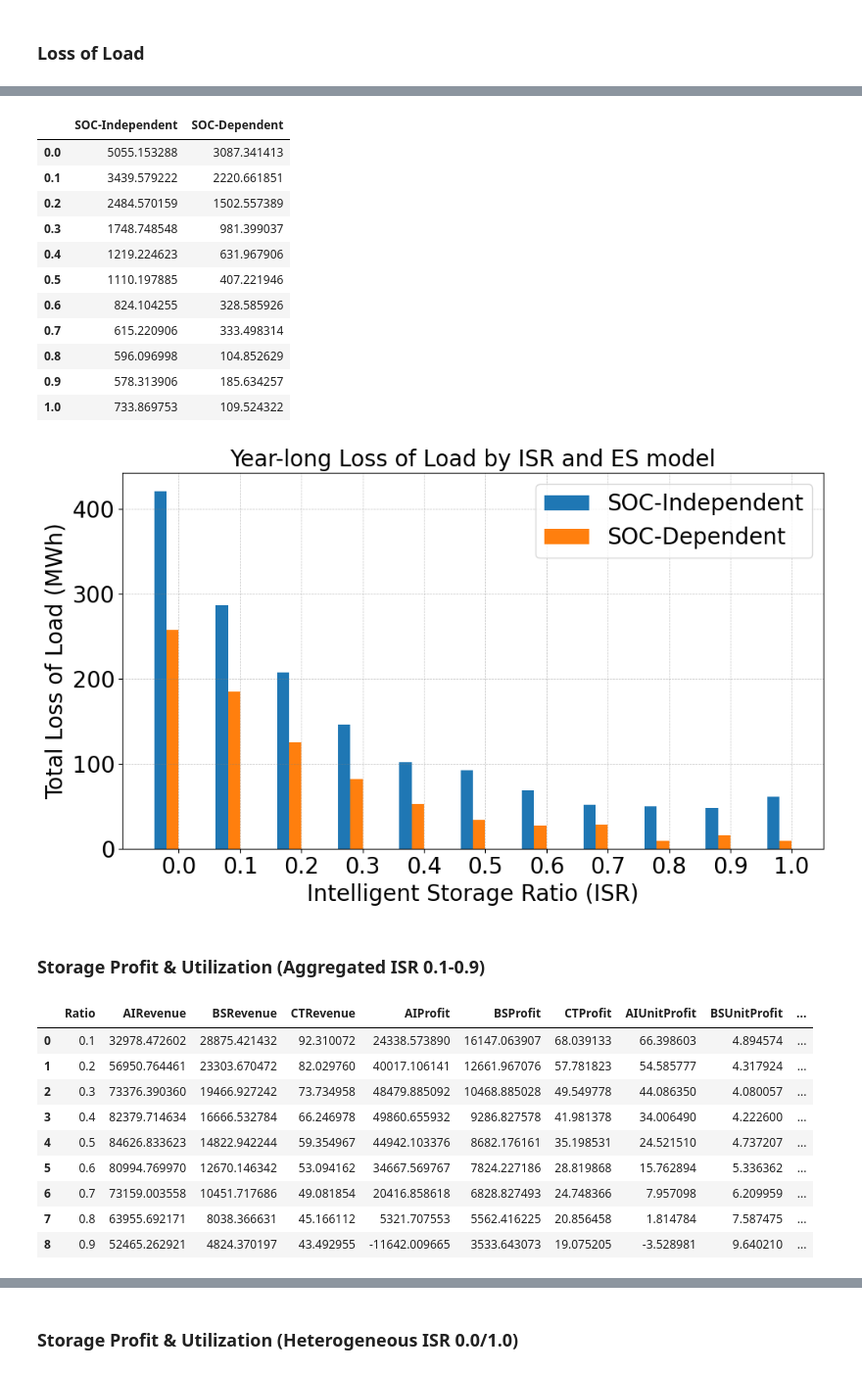
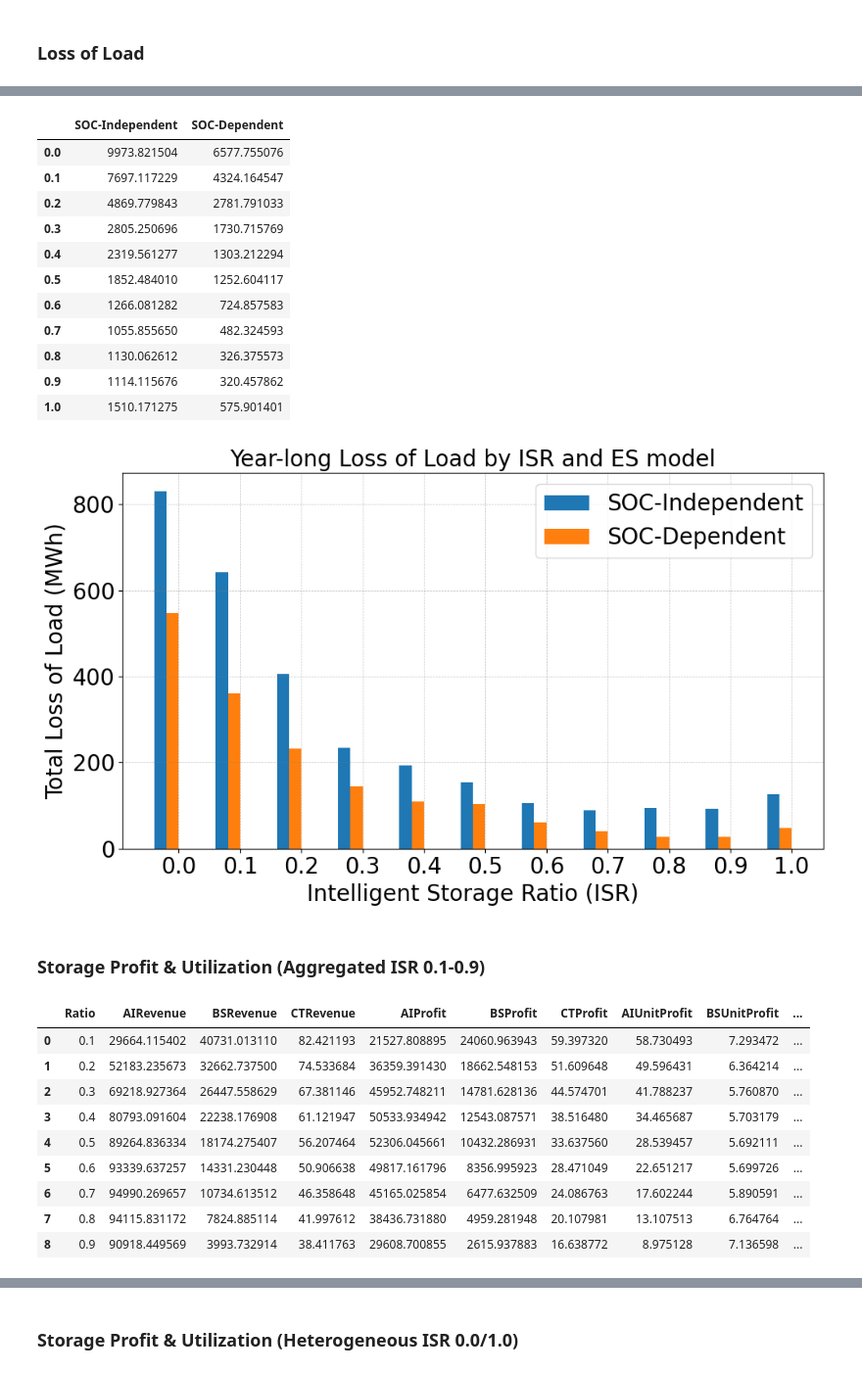
Before and after one commit to niklauskun/STESTS, a Jupyter notebook: Diagnose.ipynb, the cells around one changed output, grey strips where cells are left out. Shown at 98% size. Drawn from its saved outputs; the diff is of its cells as text; code cells hidden in the pictures.

```diff
--- a/Diagnose.ipynb
+++ b/Diagnose.ipynb
@@ -13,9 +13,9 @@ eta = 0.9
 # case_template = 'Strategic/VOLL5GWLinear/2022/UC25ED1_Strategic_true_ratio{}_Seg1_BAW0_MC20.0_hetefalse'
 # case_template = 'Strategic/PriceCap/2022_ED1_Strategic_true_FORB_true_ratio{}_Seg1_BAW0_Fuel2.0_NLC1.2_Error0.25NegativeRenew_1.0-2.0-2.0-2.0-2.0'
 # case_template = 'Strategic/Exp1.2/2022/ED1_Strategic_true_FORB_true_ratio{}_Seg5_BAW0_1.0-2.0-2.0-2.0-2.0'
-case_template = 'Strategic/5GW_C/ED1_Strategic_true_FORB_true_ratio{}_Seg1_BAW0_BSESCbid0.5'
+# case_template = 'Strategic/5GW_C/ED1_Strategic_true_FORB_true_ratio{}_Seg1_BAW0_BSESCbid0.5'
 # case_template = 'Strategic/9000VOLL/ED1_Strategic_true_FORB_true_ratio{}_Seg1_BAW0_BSESCbid0.5_LDESRatio_1.0_LDESDur_4'
-# case_template = 'Strategic/2000PC0.0/5GW_ED1_Strategic_true_FORB_true_ratio{}_Seg5'
+case_template = 'Strategic/2000Quad/5GW_ED1_Strategic_true_FORB_true_ratio{}_Seg5'
 
 
 ratios = [round(i * 0.1, 1) for i in range(11)]
@@ -136,11 +136,9 @@ plt.show()
 # %% [markdown]
 ### Total System Cost & Avg SOC
 # %%
-case_template = 'Strategic/5GW_C/ED1_Strategic_true_FORB_true_ratio{}_Seg1_BAW0_BSESCbid0.5'
+# case_template = 'Strategic/5GW_C/ED1_Strategic_true_FORB_true_ratio{}_Seg1_BAW0_BSESCbid0.5'
 # case_template = 'Strategic/9000VOLL/ED1_Strategic_true_FORB_true_ratio{}_Seg1_BAW0_BSESCbid0.5_LDESRatio_1.0_LDESDur_4'
-# case_template = 'Strategic/2000PC/5GW_ED1_Strategic_true_FORB_true_ratio{}_Seg5'
-# ratios = [0.0]
-
+case_template = 'Strategic/2000Quad/5GW_ED1_Strategic_true_FORB_true_ratio{}_Seg1'
 
 ratios = [round(i * 0.1, 1) for i in range(11)]
 Capacity = 19573.6
@@ -155,9 +153,6 @@ for ratio in ratios:
     try:
         # Read the CSV file for the current case
         cost = pd.read_csv(f'output/{case}/EDcost.csv', header=None)
-        ESD = pd.read_csv('output/'+case+'/EDESD.csv',header=None)
-        ESC = pd.read_csv('output/'+case+'/EDESC.csv',header=None)
-        price = pd.read_csv('output/'+case+'/EDprice.csv',header=None)
         SOC = pd.read_csv(f'output/{case}/EDSOCini.csv', header=None)
     except FileNotFoundError:
         print(f"File for case {case} not found.")
@@ -229,11 +209,10 @@ Length: 104832, dtype: float64
 # %%
-case_template = 'Strategic/5GW_C/ED1_Strategic_true_FORB_true_ratio{}_Seg5_BAW0_BSESCbid0.5'
+# case_template = 'Strategic/5GW_C/ED1_Strategic_true_FORB_true_ratio{}_Seg5_BAW0_BSESCbid0.5'
 # case_template = 'Strategic/9000VOLL/ED1_Strategic_true_FORB_true_ratio{}_Seg5_BAW0_BSESCbid0.5_LDESRatio_1.0_LDESDur_4'
-# case_template = 'Strategic/2000PC0.0/5GW_ED1_Strategic_true_FORB_true_ratio{}_Seg1'
+case_template = 'Strategic/2000Quad/5GW_ED1_Strategic_true_FORB_true_ratio{}_Seg5'
 
 
 ratios = [round(i * 0.1, 1) for i in range(11)]
-# ratios = [round(i * 0.2, 1) for i in range(6)]
 total_system_costs = []
 # Loop over ratios from 0.0 to 1.0 (assuming increment by 0.1)
 for ratio in ratios:
@@ -241,9 +220,6 @@ for ratio in ratios:
     try:
         # Read the CSV file for the current case
         cost = pd.read_csv(f'output/{case}/EDcost.csv', header=None)
-        ESD = pd.read_csv('output/'+case+'/EDESD.csv',header=None)
-        ESC = pd.read_csv('output/'+case+'/EDESC.csv',header=None)
-        price = pd.read_csv('output/'+case+'/EDprice.csv',header=None)
         SOC = pd.read_csv(f'output/{case}/EDSOCini.csv', header=None)
     except FileNotFoundError:
         print(f"File for case {case} not found.")
@@ -504,9 +478,9 @@ ratios = [round(i * 0.1, 1) for i in range(11)]
 # case_name = 'Dummy Model'
 case_name = 'SOC-Independent'
 # %%
-case_template = 'Strategic/5GW_C/ED1_Strategic_true_FORB_true_ratio{}_Seg5_BAW0_BSESCbid0.5'
+# case_template = 'Strategic/5GW_C/ED1_Strategic_true_FORB_true_ratio{}_Seg5_BAW0_BSESCbid0.5'
 # case_template = 'Strategic/9000VOLL/ED1_Strategic_true_FORB_true_ratio{}_Seg5_BAW0_BSESCbid0.5_LDESRatio_1.0_LDESDur_4'
-# case_template = 'Strategic/2000PC0.0/5GW_ED1_Strategic_true_FORB_true_ratio{}_Seg1'
+case_template = 'Strategic/2000Quad/5GW_ED1_Strategic_true_FORB_true_ratio{}_Seg5'
 
 ratios = [round(i * 0.1, 1) for i in range(11)]
 # case_name = 'All BS-ES Model'
@@ -546,17 +520,17 @@ LL[case_name] = total_system_ll
 LL
 # %% [output]
 |  | SOC-Independent | SOC-Dependent |
-| 0.0 | 5055.153288 | 3087.341413 |
-| 0.1 | 3439.579222 | 2220.661851 |
-| 0.2 | 2484.570159 | 1502.557389 |
-| 0.3 | 1748.748548 | 981.399037 |
-| 0.4 | 1219.224623 | 631.967906 |
-| 0.5 | 1110.197885 | 407.221946 |
-| 0.6 | 824.104255 | 328.585926 |
-| 0.7 | 615.220906 | 333.498314 |
-| 0.8 | 596.096998 | 104.852629 |
-| 0.9 | 578.313906 | 185.634257 |
-| 1.0 | 733.869753 | 109.524322 |
+| 0.0 | 9973.821504 | 6577.755076 |
+| 0.1 | 7697.117229 | 4324.164547 |
+| 0.2 | 4869.779843 | 2781.791033 |
+| 0.3 | 2805.250696 | 1730.715769 |
+| 0.4 | 2319.561277 | 1303.212294 |
+| 0.5 | 1852.484010 | 1252.604117 |
+| 0.6 | 1266.081282 | 724.857583 |
+| 0.7 | 1055.855650 | 482.324593 |
+| 0.8 | 1130.062612 | 326.375573 |
+| 0.9 | 1114.115676 | 320.457862 |
+| 1.0 | 1510.171275 | 575.901401 |
 # %%
 case_names = LL.columns
 fig, ax = plt.subplots(figsize=(10, 6))
@@ -584,14 +558,14 @@ plt.tight_layout()
 
 plt.show()
 # %% [output]
-[figure, old version]
+[figure, new version]
 # %% [markdown]
 ### Storage Profit & Utilization (Aggregated ISR 0.1-0.9)
 # %%
 # case_template = 'Strategic/5GW_C/ED1_Strategic_true_FORB_true_ratio{}_Seg1_BAW0_BSESCbid0.5'
 # case_template = 'Strategic/9000VOLL/ED1_Strategic_true_FORB_true_ratio{}_Seg5_BAW0_BSESCbid0.5_LDESRatio_1.0_LDESDur_4'
 
-case_template = 'Strategic/2000PC/5GW_ED1_Strategic_true_FORB_true_ratio{}_Seg1'
+case_template = 'Strategic/2000Quad/5GW_ED1_Strategic_true_FORB_true_ratio{}_Seg5'
 
 
 ratios = [round(i * 0.1, 1) for i in range(11)]
@@ -643,42 +617,42 @@ for ratio in ratios:
             'CTProfit': CTProfit,
             'AIUnitProfit': AIUnitProfit,
             'BSUnitProfit': BSUnitProfit,
             'CTUnitProfit': CTUnitProfit,
             'AICycle': AICycle,
             'BSCycle': BSCycle,
             'CTCycle': CTCycle
         })
 
 # Convert list of dictionaries to DataFrame
 results_df = pd.DataFrame(results)
 results_df
 #     AIRevenue = sum((ESD[35]-ESC[35])*price[0])/1000
 
 #     # Calculate stats and transpose
 #     pricestats = pd.concat([price.mean()*12, (price*12).std()], axis=1).T
 
 #     # Now, instead of appending Series objects, you create DataFrame slices for each and append them
 #     mean_prices_dfs.append(pricestats.iloc[[0]])
 #     std_prices_dfs.append(pricestats.iloc[[1]])
 
 # case = 'Strategic/Exp/2022/UC25ED1_Strategic_true_FORB_true_ratio0.1_Seg1_BAW0_Fuel2.0_NLC2.0_Error0.25_ESPeakBidAdjustment1.0_ESPeakBid100.0NegativeRenew_1.0-2.0-2.0-2.0-2.0'
 
 # ESD = pd.read_csv('output/'+case+'/EDESD.csv',header=None)
 # ESC = pd.read_csv('output/'+case+'/EDESC.csv',header=None)
 # price = pd.read_csv('output/'+case+'/EDprice.csv',header=None)
 # ESindex = pd.read_csv('output/'+case+'/Strategic/storage_to_index_map.csv')
 # ES = pd.read_csv('output/'+case+'/Strategic/ADDED_ES.csv')
 # %% [output]
 |  | Ratio | AIRevenue | BSRevenue | CTRevenue | AIProfit | BSProfit | CTProfit | AIUnitProfit | BSUnitProfit | ... |
-| 0 | 0.1 | 32978.472602 | 28875.421432 | 92.310072 | 24338.573890 | 16147.063907 | 68.039133 | 66.398603 | 4.894574 | ... |
-| 1 | 0.2 | 56950.764461 | 23303.670472 | 82.029760 | 40017.106141 | 12661.967076 | 57.781823 | 54.585777 | 4.317924 | ... |
-| 2 | 0.3 | 73376.390360 | 19466.927242 | 73.734958 | 48479.885092 | 10468.885028 | 49.549778 | 44.086350 | 4.080057 | ... |
-| 3 | 0.4 | 82379.714634 | 16666.532784 | 66.246978 | 49860.655932 | 9286.827578 | 41.981378 | 34.006490 | 4.222600 | ... |
-| 4 | 0.5 | 84626.833623 | 14822.942244 | 59.354967 | 44942.103376 | 8682.176161 | 35.198531 | 24.521510 | 4.737207 | ... |
-| 5 | 0.6 | 80994.769970 | 12670.146342 | 53.094162 | 34667.569767 | 7824.227186 | 28.819868 | 15.762894 | 5.336362 | ... |
-| 6 | 0.7 | 73159.003558 | 10451.717686 | 49.081854 | 20416.858618 | 6828.827493 | 24.748366 | 7.957098 | 6.209959 | ... |
-| 7 | 0.8 | 63955.692171 | 8038.366631 | 45.166112 | 5321.707553 | 5562.416225 | 20.856458 | 1.814784 | 7.587475 | ... |
-| 8 | 0.9 | 52465.262921 | 4824.370197 | 43.492955 | -11642.009665 | 3533.643073 | 19.075205 | -3.528981 | 9.640210 | ... |
+| 0 | 0.1 | 29664.115402 | 40731.013110 | 82.421193 | 21527.808895 | 24060.963943 | 59.397320 | 58.730493 | 7.293472 | ... |
+| 1 | 0.2 | 52183.235673 | 32662.737500 | 74.533684 | 36359.391430 | 18662.548153 | 51.609648 | 49.596431 | 6.364214 | ... |
+| 2 | 0.3 | 69218.927364 | 26447.558629 | 67.381146 | 45952.748211 | 14781.628136 | 44.574701 | 41.788237 | 5.760870 | ... |
+| 3 | 0.4 | 80793.091604 | 22238.176908 | 61.121947 | 50533.934942 | 12543.087571 | 38.516480 | 34.465687 | 5.703179 | ... |
+| 4 | 0.5 | 89264.836334 | 18174.275407 | 56.207464 | 52306.045661 | 10432.286931 | 33.637560 | 28.539457 | 5.692111 | ... |
+| 5 | 0.6 | 93339.637257 | 14331.230448 | 50.906638 | 49817.161796 | 8356.995923 | 28.471049 | 22.651217 | 5.699726 | ... |
+| 6 | 0.7 | 94990.269657 | 10734.613512 | 46.358648 | 45165.025854 | 6477.632509 | 24.086763 | 17.602244 | 5.890591 | ... |
+| 7 | 0.8 | 94115.831172 | 7824.885114 | 41.997612 | 38436.731880 | 4959.281948 | 20.107981 | 13.107513 | 6.764764 | ... |
+| 8 | 0.9 | 90918.449569 | 3993.732914 | 38.411763 | 29608.700855 | 2615.937883 | 16.638772 | 8.975128 | 7.136598 | ... |
 # %%
 # Define a color palette
 colors = ['#FFA07A', '#4682B4', '#3CB371', '#8B008B', '#FFD700']
```
Also changed, not shown: parts of 16 cells of this notebook, 6 other files.
